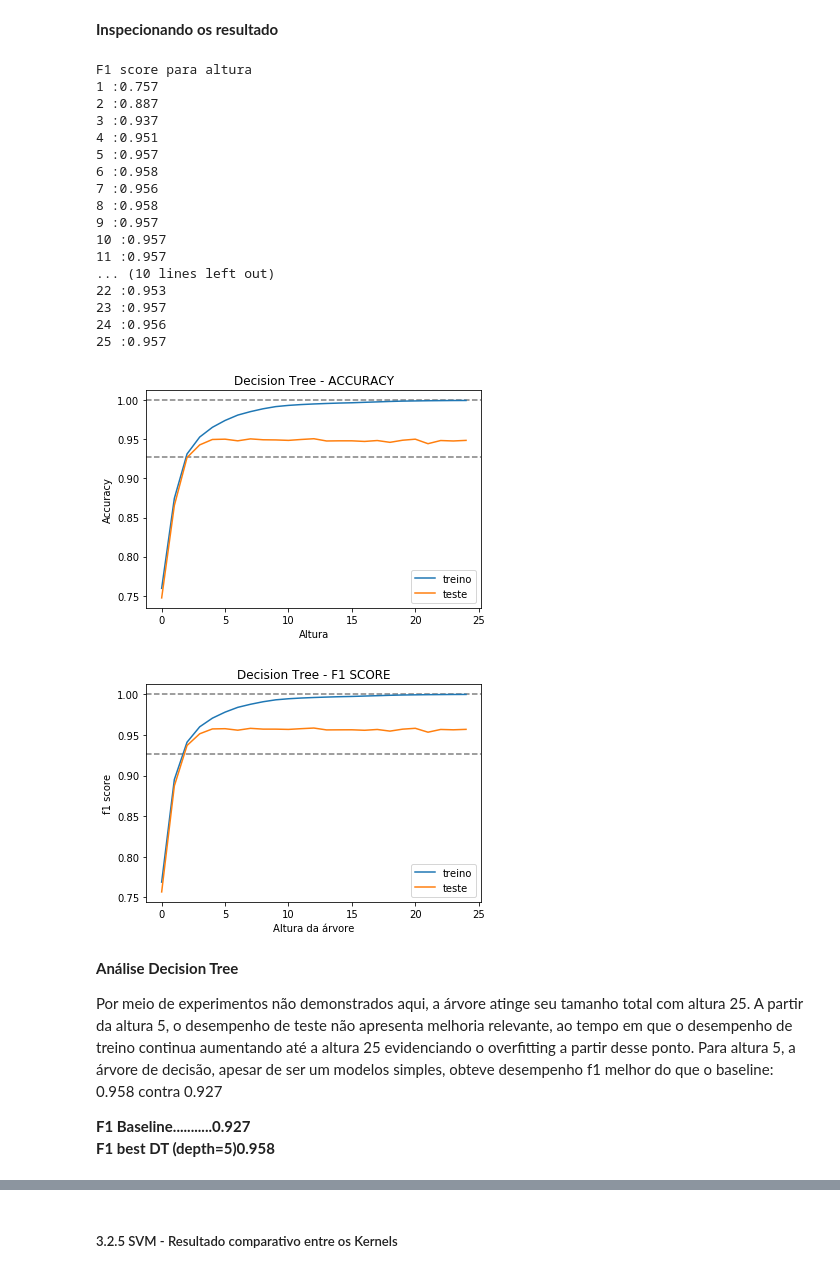
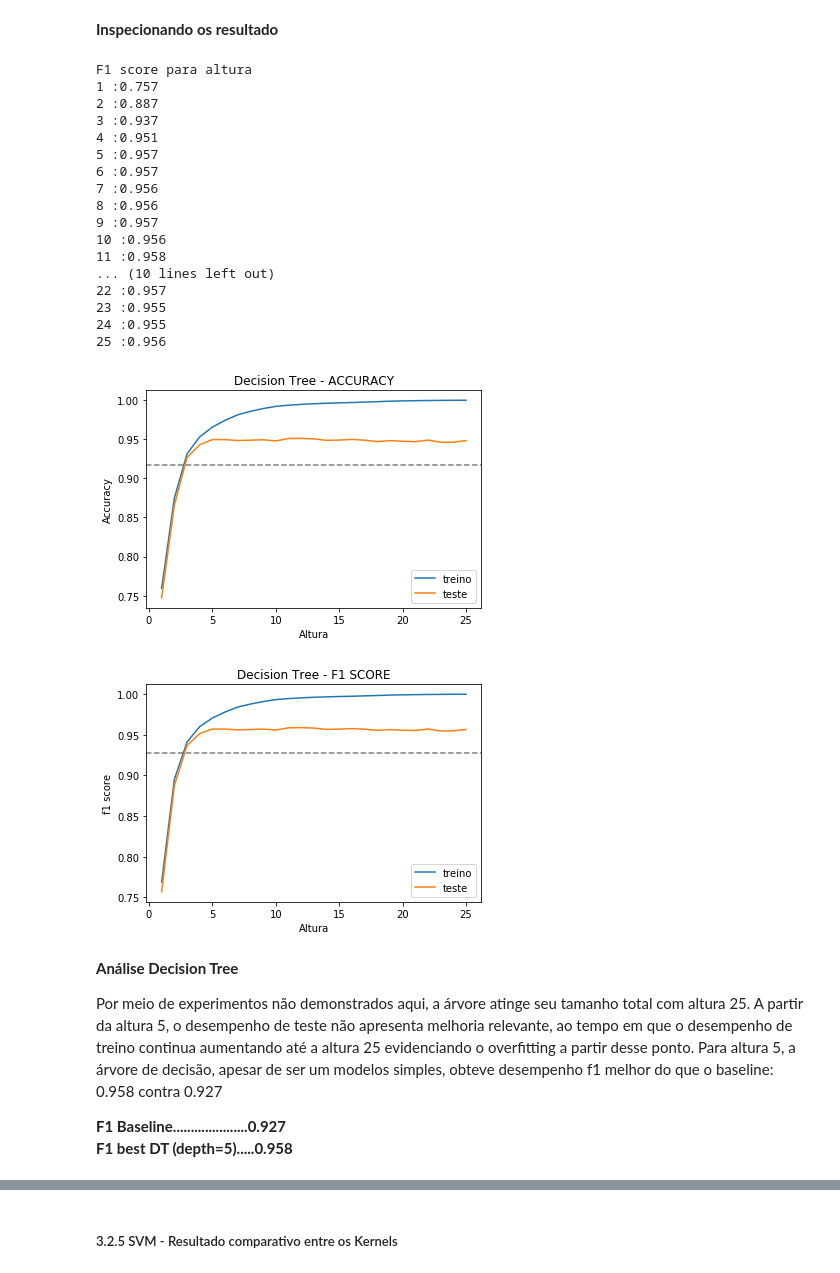
Before and after one commit to vesper-college-assignments/machine-learning, a Jupyter notebook: tp1/tp1_valeria_souza.ipynb, the cells around one changed output, grey strips where cells are left out. Cells and saved outputs as stored; diff of their text form; code cells hidden in the pictures.

```diff
--- a/tp1/tp1_valeria_souza.ipynb
+++ b/tp1/tp1_valeria_souza.ipynb
@@ -169,20 +169,19 @@ class Experiment():
             self.get_metrics_per_fold()
         self.get_means()
 
-    def run_svm(self, kernel):
+    def run_svm(self, kernel, C, gamma=None):
         i=1
         for self.train_index, self.test_index in self.get_folds():
             self.slice_fold()
-            print('fold', i, end=' ')
-            clf = SVC(kernel=kernel, probability=True)
+            if gamma:
+                clf = SVC(kernel=kernel, probability=True, C=C, gamma=gamma)
+            else:
+                clf = SVC(kernel=kernel, probability=True, C=C)
             clf = clf.fit(self.X_train, self.y_train)
             self.get_predictions(clf)
             self.get_metrics_per_fold()
             i+=1
         self.get_means()
-        print()
-        print()
-
 
     def get_folds(self):
         kfold = KFold(N_FOLDS, True, 1)
@@ -239,10 +238,6 @@ class Experiment():
         print("  Precision: {:.3f}".format(self.mean_precision_test))
         print("  Recall: {:.3f}".format(self.mean_recall_test))
         print("  f1: {:.3f}".format(self.mean_f1_test))
-
-    def plot_folds(self):
-        #line graph - all metrics X hiperparâmetro variado
-        print()
 # %%
 def save_results(objeto, metrics = {}):
     """
@@ -262,27 +257,25 @@ def save_results(objeto, metrics = {}):
 
     return metrics
 # %%
-def plot_results(metrics, baseline, name='Decision Tree', parameter='Altura'):
+def plot_results(x, metrics, baseline, name='Decision Tree', parameter='Altura'):
 
     plt.subplot()
     plt.title(name + ' - ACCURACY')
     plt.xlabel(parameter)
     plt.ylabel('Accuracy')
-    plt.axhline(1.0, linestyle='--', color='grey')
-    plt.axhline(baseline, linestyle='--', color='grey')
-    plt.plot(metrics['accuracy_train'], label = 'treino')
-    plt.plot(metrics['accuracy_test'], label = 'teste')
+    plt.axhline(baseline.mean_accuracy_test, linestyle='--', color='grey')
+    plt.plot(x, metrics['accuracy_train'], label = 'treino')
+    plt.plot(x, metrics['accuracy_test'], label = 'teste')
     plt.legend(loc='best')
     plt.show()
 
     plt.subplot()
     plt.title(name + ' - F1 SCORE')
-    plt.xlabel('Altura da árvore')
+    plt.xlabel(parameter)
     plt.ylabel('f1 score')
-    plt.axhline(1.0, linestyle='--', color='grey')
-    plt.axhline(baseline, linestyle='--', color='grey')
-    plt.plot(metrics['f1_train'], label = 'treino')
-    plt.plot(metrics['f1_test'], label = 'teste')
+    plt.axhline(baseline.mean_f1_test, linestyle='--', color='grey')
+    plt.plot(x, metrics['f1_train'], label = 'treino')
+    plt.plot(x, metrics['f1_test'], label = 'teste')
     plt.legend(loc='best')
     plt.show()
 # %% [markdown]
@@ -360,27 +355,27 @@ F1 score para altura
 3 :0.937
 4 :0.951
 5 :0.957
-6 :0.958
+6 :0.957
 7 :0.956
-8 :0.958
+8 :0.956
 9 :0.957
-10 :0.957
-11 :0.957
+10 :0.956
+11 :0.958
 ... (10 lines left out)
-22 :0.953
-23 :0.957
-24 :0.956
-25 :0.957
+22 :0.957
+23 :0.955
+24 :0.955
+25 :0.956
 # %%
-plot_results(metrics, baseline.mean_f1_test, name='Decision Tree', parameter='Altura')
+plot_results(range(1, 25+1), metrics, baseline, name='Decision Tree', parameter='Altura')
 # %% [output]
-[figure, old version]
+[figure, new version]
-[figure, old version]
+[figure, new version]
 # %% [markdown]
 **Análise Decision Tree**
 
 Por meio de experimentos não demonstrados aqui, a árvore atinge seu tamanho total com altura 25. A partir da altura 5, o desempenho de teste não apresenta melhoria relevante, ao tempo em que o desempenho de treino continua aumentando até a altura 25 evidenciando o overfitting a partir desse ponto. Para altura 5, a árvore de decisão, apesar de ser um modelos simples, obteve desempenho f1 melhor do que o baseline: 0.958 contra 0.927
 
-**F1 Baseline...........0.927**<br>
-**F1 best DT (depth=5)0.958**
+**F1 Baseline.....................0.927**<br>
+**F1 best DT (depth=5).....0.958**
 # %%
```
Also changed, not shown: parts of 26 cells of this notebook.
